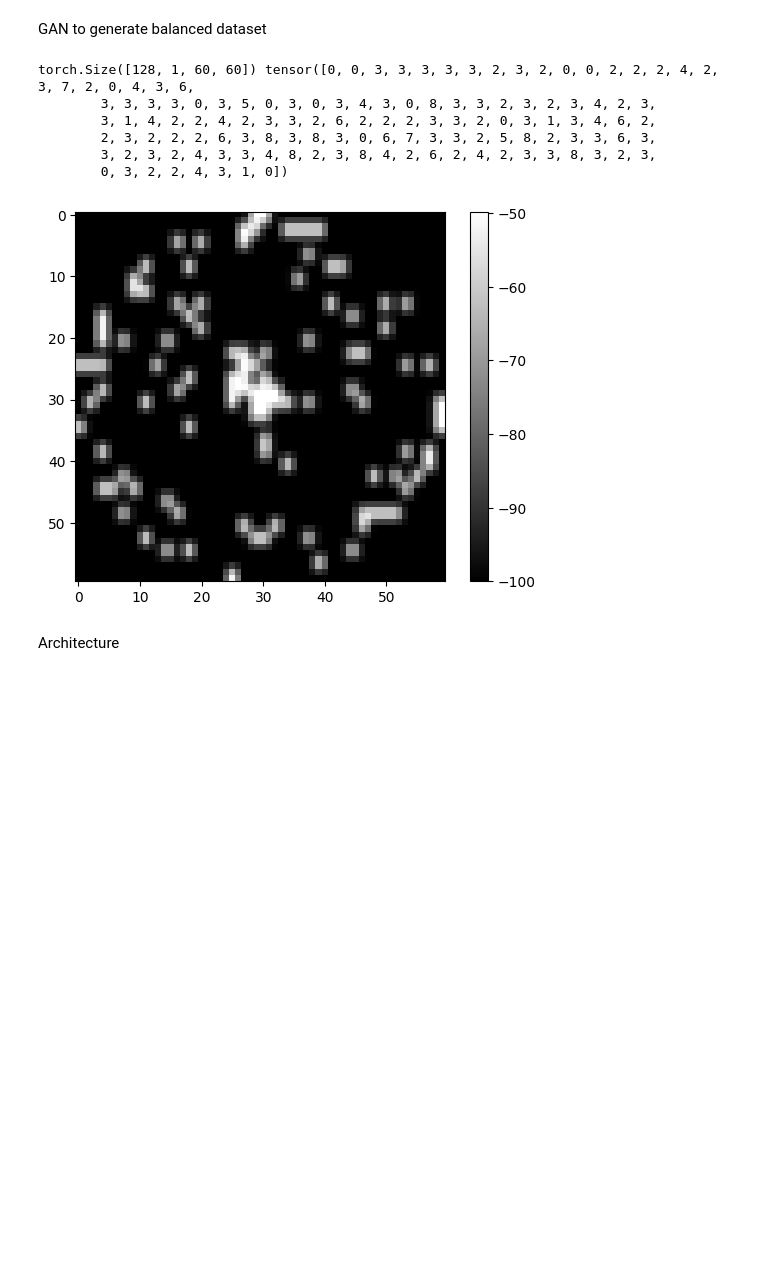
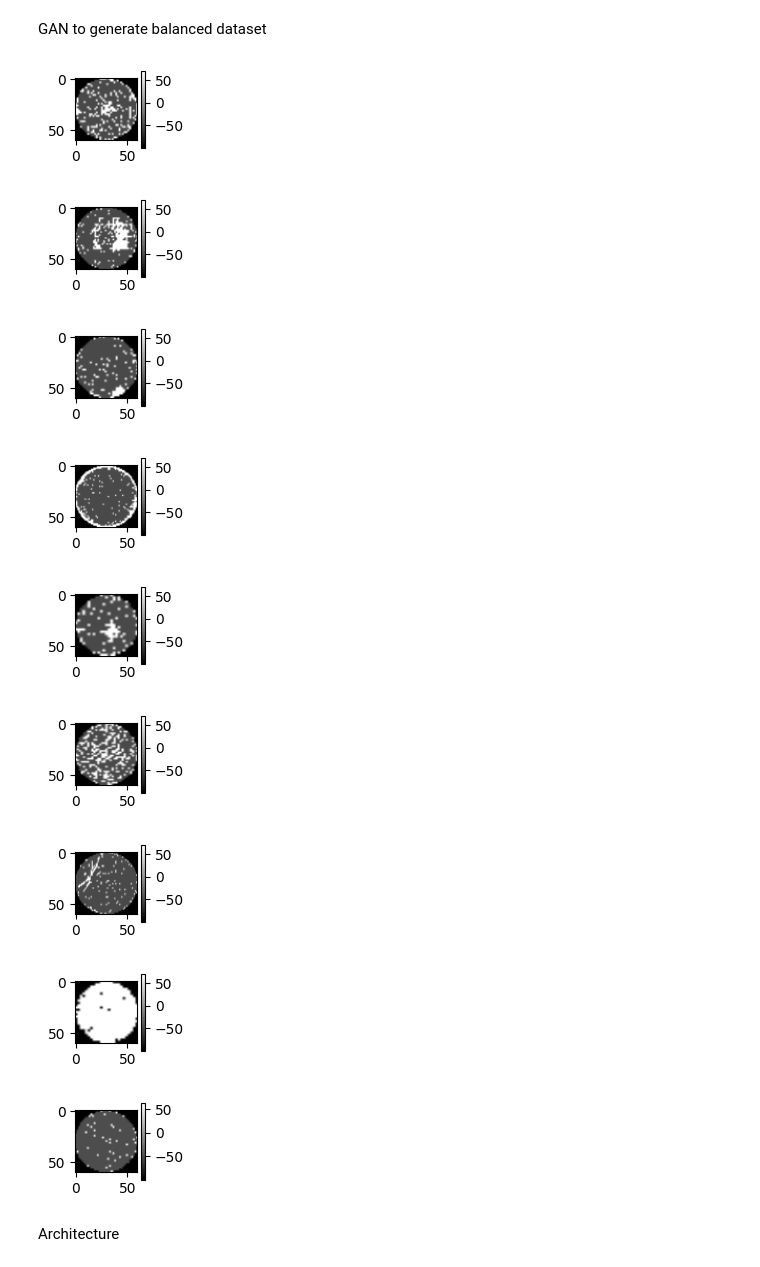
Before and after one commit to davidguo123456/Wafer-Defect-CNN, a Jupyter notebook: main.ipynb, the cells around one changed output. Saved outputs shown, nothing was run; the diff lists cells and outputs as text; code cells hidden in the pictures; blank space fills up the shorter version.

Commit message:
DCGAN with split for classes

```diff
--- a/main.ipynb
+++ b/main.ipynb
@@ -236,0 +215,7 @@ YAML file created at yolo_dataset.yaml
+# %%
+for label_num, label in enumerate(mapping_type):
+    os.makedirs(datasets_dir + str(label_num))
+    process_split(dfs[label_num], datasets_dir + str(label_num))
+print(os.listdir())
+
+print(f"Labeled Image folders made at: {datasets_dir}")
@@ -308,39 +297,42 @@ transform = transforms.Compose([
 def get_dataloaders(yaml_path, batch_size=128, num_workers=4):
     config = load_yaml_config(yaml_path)
     classes = list(mapping_type.values())
+    datasets = []
+    data_loaders = []
 
     # Create datasets
-    train_dataset = CustomDataset(data_dir=datasets_dir + config['train'] + '/images', transform=transform, classes=classes)
-    val_dataset = CustomDataset(data_dir=datasets_dir + config['val'] + '/images', transform=transform, classes=classes)
-    test_dataset = CustomDataset(data_dir=datasets_dir + config['test'] + '/images', transform=transform, classes=classes)
+    for i in classes:
+        datasets.append(CustomDataset(data_dir=datasets_dir + str(i) + '/images', transform=transform, classes=classes))
+        data_loaders.append(DataLoader(datasets[i], batch_size=batch_size, shuffle=True, num_workers=num_workers))
 
-    # Create DataLoaders
-    train_loader = DataLoader(train_dataset, batch_size=batch_size, shuffle=True, num_workers=num_workers)
-    val_loader = DataLoader(val_dataset, batch_size=batch_size, shuffle=False, num_workers=num_workers)
-    test_loader = DataLoader(test_dataset, batch_size=batch_size, shuffle=False, num_workers=num_workers)
-
-    return train_loader, val_loader, test_loader
+    return data_loaders, datasets
 # %%
 # Example usage
-train_loader, val_loader, test_loader = get_dataloaders(output_yaml_path)
+data_loaders, datasets = get_dataloaders(output_yaml_path)
+
+combined_dataset = ConcatDataset(datasets)
+combined_dataloader = DataLoader(combined_dataset, batch_size=batch_size, shuffle=True)
 
 # Test the DataLoader
-for images, labels in train_loader:
-    print(images.shape, labels)
-    temp = np.squeeze(images[0].numpy())
-    temp = temp * 100
-    plt.imshow(temp, cmap='gray')  # Use 'gray' for grayscale images
-    plt.colorbar()  # Optional: Show a color scale
-    plt.show()
-    break
+for data in data_loaders:
+    for images, labels, *others in data:
+        temp = np.squeeze(images[0].numpy())
+        temp = temp * 100
+        plt.figure(figsize=(1, 1))
+        plt.imshow(temp, cmap='gray')  # Use 'gray' for grayscale images
+        plt.colorbar()  # Optional: Show a color scale
+        plt.show()
+        break
 # %% [output]
-torch.Size([128, 1, 60, 60]) tensor([0, 0, 3, 3, 3, 3, 3, 2, 3, 2, 0, 0, 2, 2, 2, 4, 2, 3, 7, 2, 0, 4, 3, 6,
-        3, 3, 3, 3, 0, 3, 5, 0, 3, 0, 3, 4, 3, 0, 8, 3, 3, 2, 3, 2, 3, 4, 2, 3,
-        3, 1, 4, 2, 2, 4, 2, 3, 3, 2, 6, 2, 2, 2, 3, 3, 2, 0, 3, 1, 3, 4, 6, 2,
-        2, 3, 2, 2, 2, 6, 3, 8, 3, 8, 3, 0, 6, 7, 3, 3, 2, 5, 8, 2, 3, 3, 6, 3,
-        3, 2, 3, 2, 4, 3, 3, 4, 8, 2, 3, 8, 4, 2, 6, 2, 4, 2, 3, 3, 8, 3, 2, 3,
-        0, 3, 2, 2, 4, 3, 1, 0])
-[figure, old version]
+[figure, new version]
+[figure, added]
+[figure, added]
+[figure, added]
+[figure, added]
+[figure, added]
+[figure, added]
+[figure, added]
+[figure, added]
 # %%
 BINARIES_PATH = os.path.join(os.getcwd(), 'models', 'binaries')  # location where trained models are located
 CHECKPOINTS_PATH = os.path.join(os.getcwd(), 'models', 'checkpoints')  # semi-trained models during training will be dumped here
```
Also changed, not shown: parts of 14 cells of this notebook.
